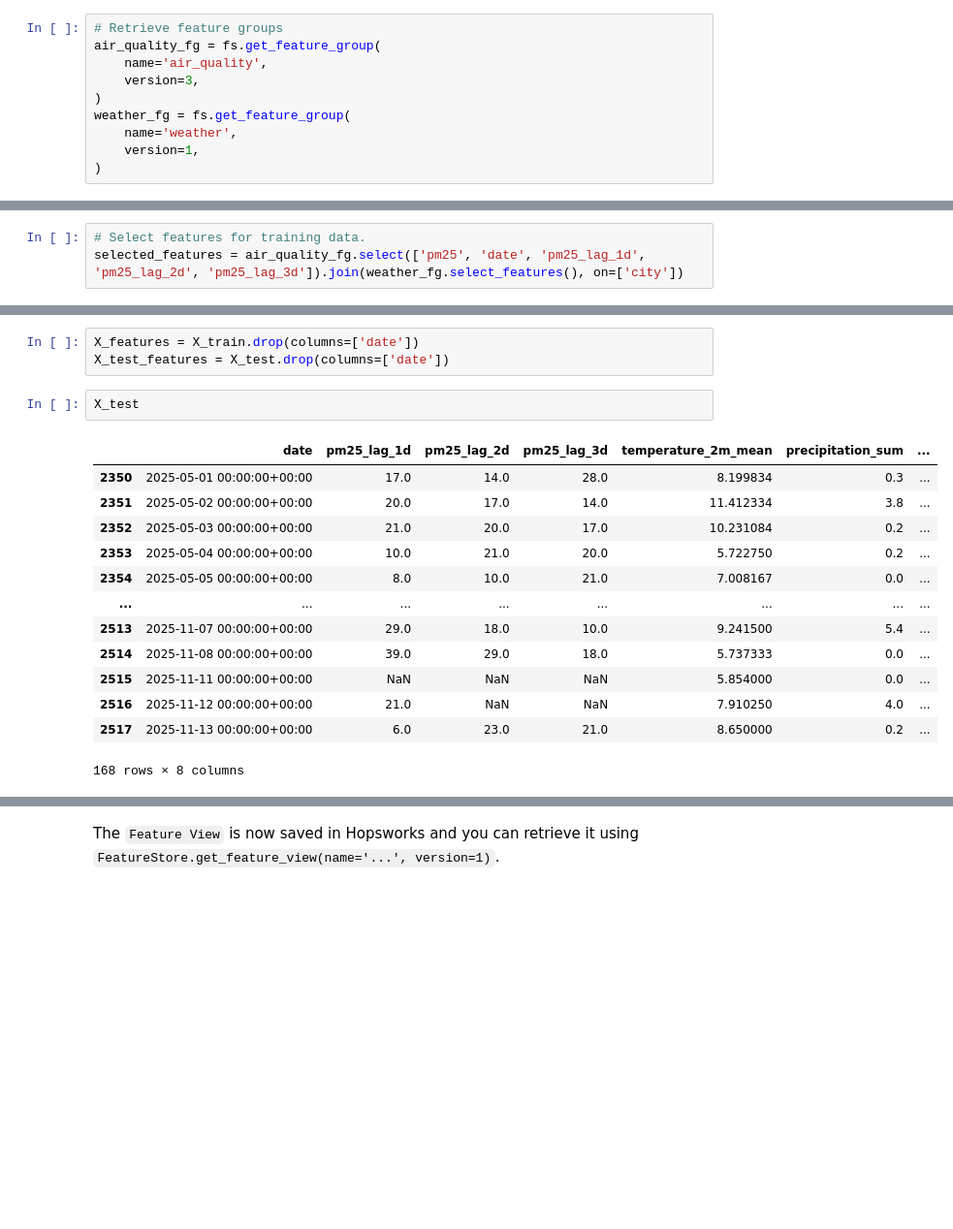
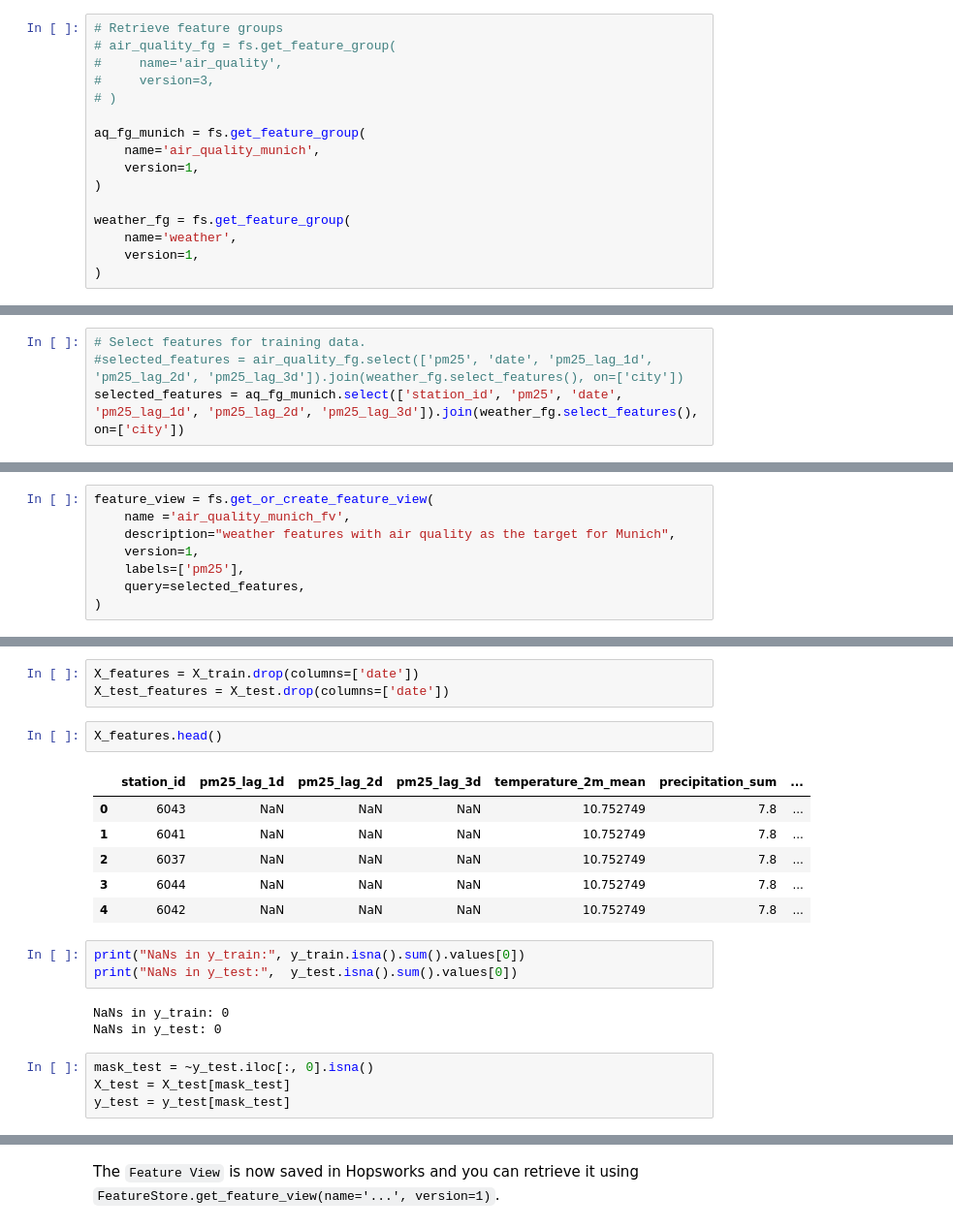
Before and after one commit to Fredrikstrm/mlfs-book, a Jupyter notebook: notebooks/airquality/3_air_quality_training_pipeline.ipynb, the cells around one changed output, grey strips where cells are left out. Shown at 97% size. Cells and saved outputs as stored; diff of their text form; blank space fills up the shorter version.

```diff
--- a/notebooks/airquality/3_air_quality_training_pipeline.ipynb
+++ b/notebooks/airquality/3_air_quality_training_pipeline.ipynb
@@ -94,10 +94,16 @@ Connection closed.
 Logged in to project, explore it here https://c.app.hopsworks.ai:443/p/1286301
 # %%
 # Retrieve feature groups
-air_quality_fg = fs.get_feature_group(
-    name='air_quality',
-    version=3,
+# air_quality_fg = fs.get_feature_group(
+#     name='air_quality',
+#     version=3,
+# )
+
+aq_fg_munich = fs.get_feature_group(
+    name='air_quality_munich',
+    version=1,
 )
+
 weather_fg = fs.get_feature_group(
     name='weather',
     version=1,
@@ -111,4 +117,5 @@ weather_fg = fs.get_feature_group(
 # %%
 # Select features for training data.
-selected_features = air_quality_fg.select(['pm25', 'date', 'pm25_lag_1d', 'pm25_lag_2d', 'pm25_lag_3d']).join(weather_fg.select_features(), on=['city'])
+#selected_features = air_quality_fg.select(['pm25', 'date', 'pm25_lag_1d', 'pm25_lag_2d', 'pm25_lag_3d']).join(weather_fg.select_features(), on=['city'])
+selected_features = aq_fg_munich.select(['station_id', 'pm25', 'date', 'pm25_lag_1d', 'pm25_lag_2d', 'pm25_lag_3d']).join(weather_fg.select_features(), on=['city'])
 # %% [output]
@@ -141,6 +148,14 @@ feature_view = fs.get_or_create_feature_view(
     labels=['pm25'],
     query=selected_features,
 )
+# %%
+feature_view = fs.get_or_create_feature_view(
+    name ='air_quality_munich_fv',
+    description="weather features with air quality as the target for Munich",
+    version=1,
+    labels=['pm25'],
+    query=selected_features,
+)
 # %% [markdown]
 ## <span style="color:#ff5f27;">🪝 Split the training data into train/test data sets </span>
 
@@ -168,21 +224,24 @@ X_train.tail(5)
 X_features = X_train.drop(columns=['date'])
 X_test_features = X_test.drop(columns=['date'])
 # %%
-X_test
+X_features.head()
 # %% [output]
-|  | date | pm25_lag_1d | pm25_lag_2d | pm25_lag_3d | temperature_2m_mean | precipitation_sum | ... |
-| 2350 | 2025-05-01 00:00:00+00:00 | 17.0 | 14.0 | 28.0 | 8.199834 | 0.3 | ... |
-| 2351 | 2025-05-02 00:00:00+00:00 | 20.0 | 17.0 | 14.0 | 11.412334 | 3.8 | ... |
-| 2352 | 2025-05-03 00:00:00+00:00 | 21.0 | 20.0 | 17.0 | 10.231084 | 0.2 | ... |
-| 2353 | 2025-05-04 00:00:00+00:00 | 10.0 | 21.0 | 20.0 | 5.722750 | 0.2 | ... |
-| 2354 | 2025-05-05 00:00:00+00:00 | 8.0 | 10.0 | 21.0 | 7.008167 | 0.0 | ... |
-| ... | ... | ... | ... | ... | ... | ... | ... |
-| 2513 | 2025-11-07 00:00:00+00:00 | 29.0 | 18.0 | 10.0 | 9.241500 | 5.4 | ... |
-| 2514 | 2025-11-08 00:00:00+00:00 | 39.0 | 29.0 | 18.0 | 5.737333 | 0.0 | ... |
-| 2515 | 2025-11-11 00:00:00+00:00 | NaN | NaN | NaN | 5.854000 | 0.0 | ... |
-| 2516 | 2025-11-12 00:00:00+00:00 | 21.0 | NaN | NaN | 7.910250 | 4.0 | ... |
-| 2517 | 2025-11-13 00:00:00+00:00 | 6.0 | 23.0 | 21.0 | 8.650000 | 0.2 | ... |
+|  | station_id | pm25_lag_1d | pm25_lag_2d | pm25_lag_3d | temperature_2m_mean | precipitation_sum | ... |
+| 0 | 6043 | NaN | NaN | NaN | 10.752749 | 7.8 | ... |
+| 1 | 6041 | NaN | NaN | NaN | 10.752749 | 7.8 | ... |
+| 2 | 6037 | NaN | NaN | NaN | 10.752749 | 7.8 | ... |
+| 3 | 6044 | NaN | NaN | NaN | 10.752749 | 7.8 | ... |
+| 4 | 6042 | NaN | NaN | NaN | 10.752749 | 7.8 | ... |
-168 rows × 8 columns
+# %%
+print("NaNs in y_train:", y_train.isna().sum().values[0])
+print("NaNs in y_test:",  y_test.isna().sum().values[0])
+# %% [output]
+NaNs in y_train: 0
+NaNs in y_test: 0
+# %%
+mask_test = ~y_test.iloc[:, 0].isna()
+X_test = X_test[mask_test]
+y_test = y_test[mask_test]
 # %%
 y_train
 # %% [output]
```
Also changed, not shown: parts of 20 cells of this notebook, 29 other files.
